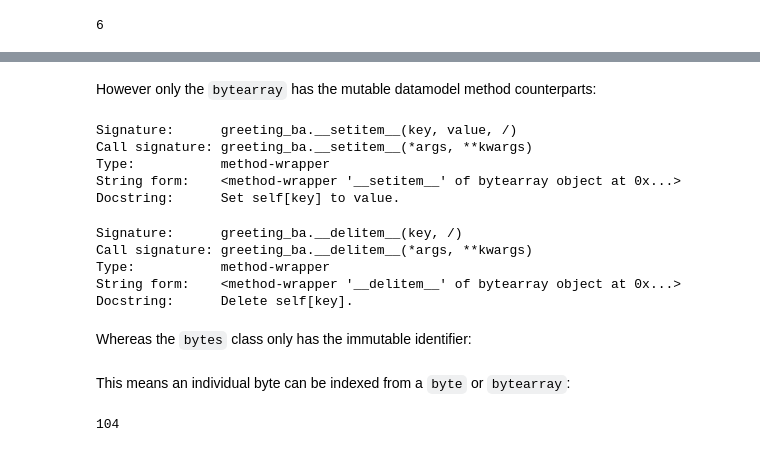
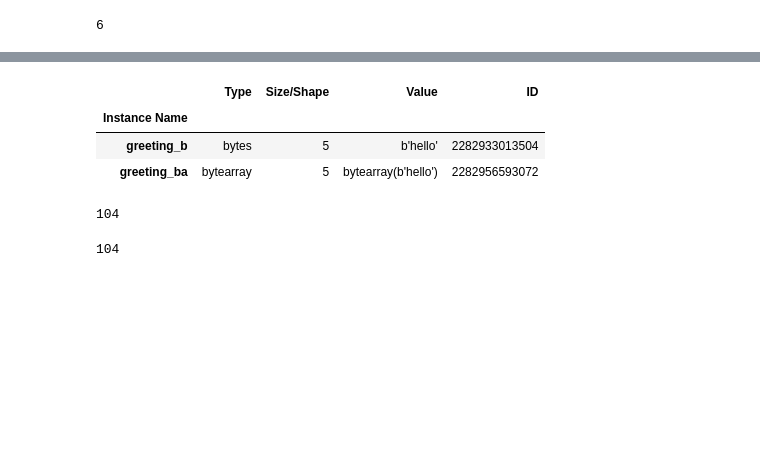
Before and after one commit to PhilipYip1988/python-notebooks, a Jupyter notebook: builtins_module_bytearray/notebook.ipynb, the cells around one changed output, grey strips where cells are left out. Drawn from its saved outputs; the diff is of its cells as text; code cells hidden in the pictures; blank space fills up the shorter version.

````diff
--- a/builtins_module_bytearray/notebook.ipynb
+++ b/builtins_module_bytearray/notebook.ipynb
@@ -250,25 +214,14 @@ Docstring:      Return self[key].
-# %% [markdown]
-However only the ```bytearray``` has the mutable datamodel method counterparts:
-# %%
-greeting_ba.__setitem__?
-# %% [output]
-Signature:      greeting_ba.__setitem__(key, value, /)
-Call signature: greeting_ba.__setitem__(*args, **kwargs)
-Type:           method-wrapper
-String form:    <method-wrapper '__setitem__' of bytearray object at 0x...>
-Docstring:      Set self[key] to value.
-# %%
-greeting_ba.__delitem__?
-# %% [output]
-Signature:      greeting_ba.__delitem__(key, /)
-Call signature: greeting_ba.__delitem__(*args, **kwargs)
-Type:           method-wrapper
-String form:    <method-wrapper '__delitem__' of bytearray object at 0x...>
-Docstring:      Delete self[key].
-# %% [markdown]
-Whereas the ```bytes``` class only has the immutable identifier:
-# %% [markdown]
-This means an individual byte can be indexed from a ```byte``` or ```bytearray```:
+# %%
+variables(show_id=True).loc[['greeting_b', 'greeting_ba']]
+# %% [output]
+|  | Type | Size/Shape | Value | ID |
+| Instance Name |  |  |  |  |
+| greeting_b | bytes | 5 | b'hello' | 2282933013504 |
+| greeting_ba | bytearray | 5 | bytearray(b'hello') | 2282956593072 |
+# %%
+ord('h')
+# %% [output]
+104
 # %%
 greeting_b[0]
 # %% [output]
````
Also changed, not shown: parts of 239 cells of this notebook, 4 other files.
